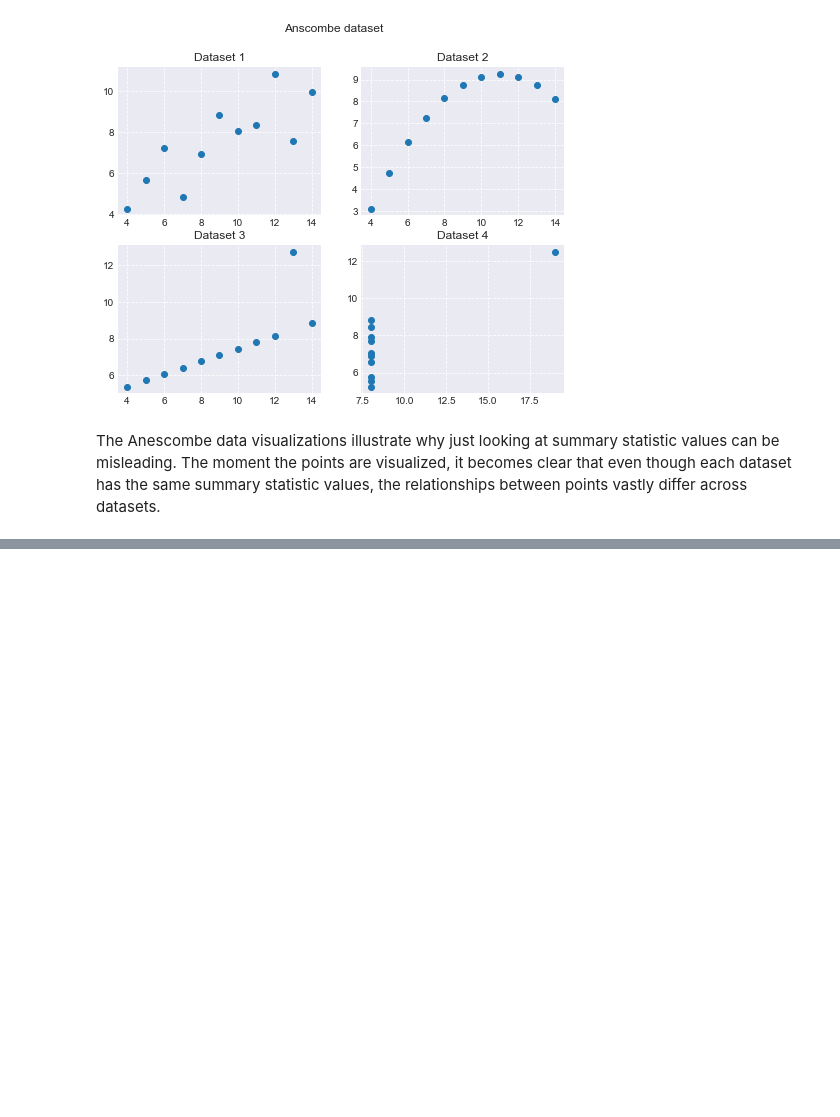
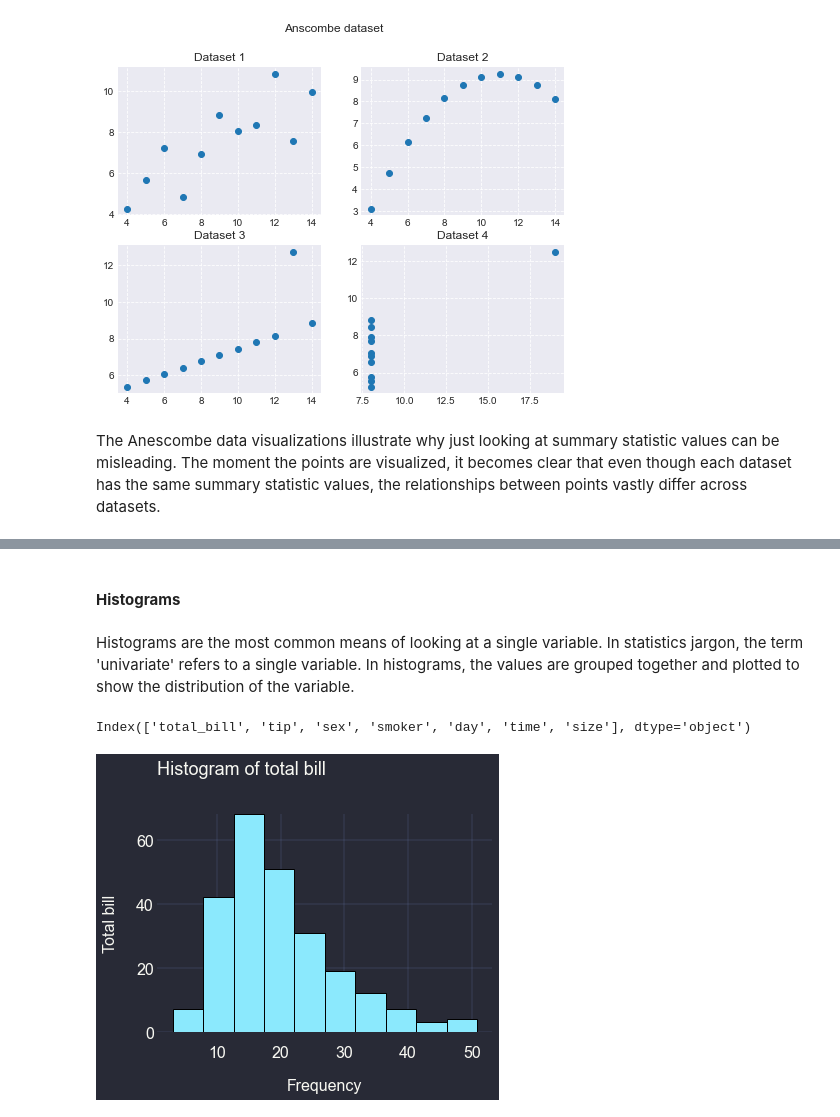
Before and after one commit to prakharjadaun/ML-Learn-With-Me, a Jupyter notebook: 06 - Introduction To Plotting.ipynb, the cells around one changed output, grey strips where cells are left out. Saved outputs shown, nothing was run; the diff lists cells and outputs as text; code cells hidden in the pictures; blank space fills up the shorter version.

```diff
--- a/06 - Introduction To Plotting.ipynb
+++ b/06 - Introduction To Plotting.ipynb
@@ -196,0 +207,4 @@ The Anescombe data visualizations illustrate why just looking at summary statist
+# %%
+# loading the dataset
+tips = sns.load_dataset("tips")
+tips
@@ -196,0 +225,25 @@ The Anescombe data visualizations illustrate why just looking at summary statist
+# %%
+# Let's use some new styles with a new library called 'matplotx'
+import matplotx
+# We will use it further in the upcoming plots
+plt.style.use(matplotx.styles.dracula)
+# %% [markdown]
+#### **Histograms**
+# %% [markdown]
+Histograms are the most common means of looking at a single variable. In statistics jargon, the term 'univariate' refers to a single variable. In histograms, the values are grouped together and plotted to show the distribution of the variable.
+# %%
+# columns in the dataset tips
+tips.columns
+# %% [output]
+Index(['total_bill', 'tip', 'sex', 'smoker', 'day', 'time', 'size'], dtype='object')
+# %%
+# let's create a histogram of total_bill
+x = tips['total_bill']
+plt.hist(x,bins=10,edgecolor='black')       # function to plot a histogram
+plt.title("Histogram of total bill")        # function to set the title for the plot
+plt.ylabel("Total bill")                    # function to set the label of y axis
+plt.xlabel("Frequency")                     # function to set the label of x axis
+plt.grid(linestyle='-')
+plt.show()
+# %% [output]
+[figure, added]
```
Also changed, not shown: parts of 6 cells of this notebook, 2 other files.
